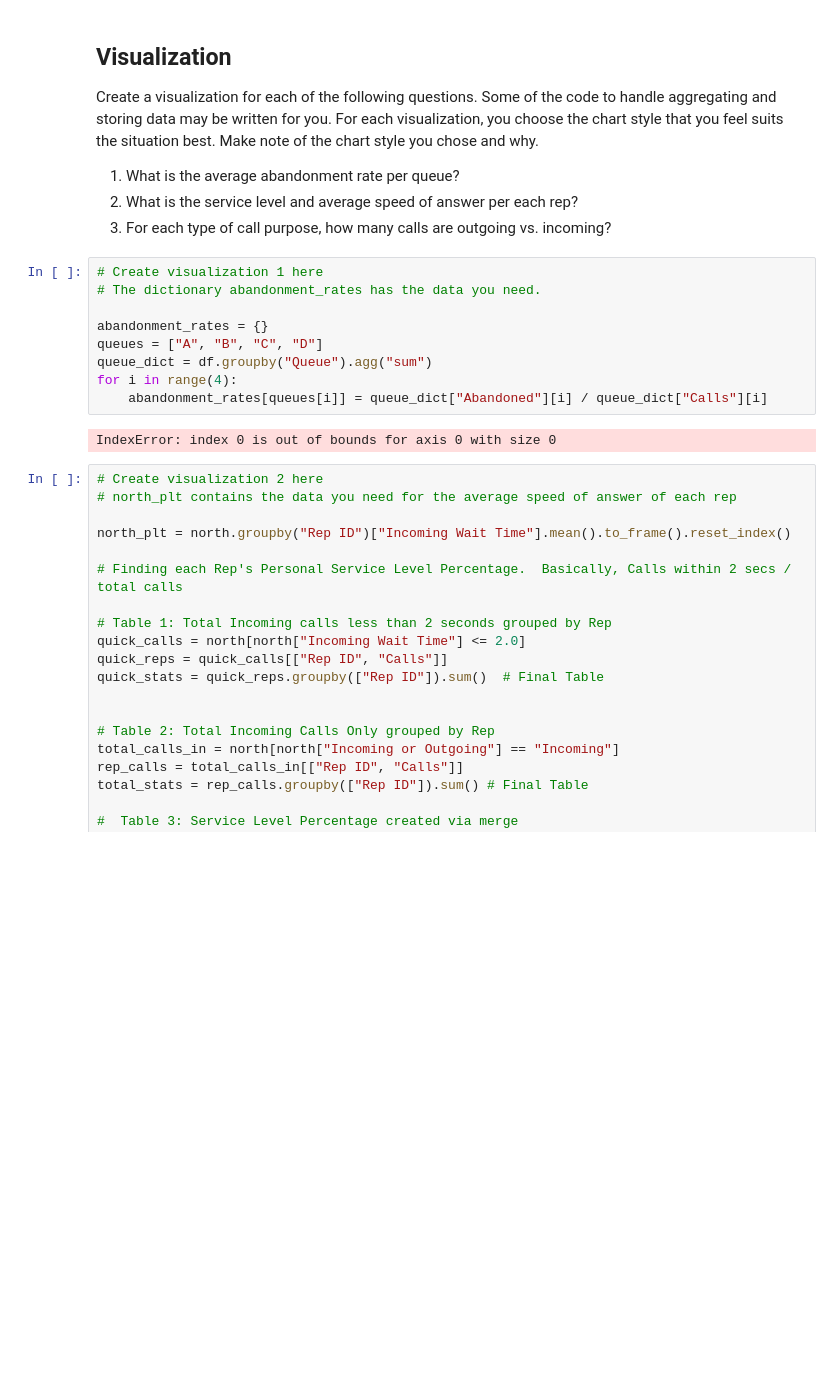
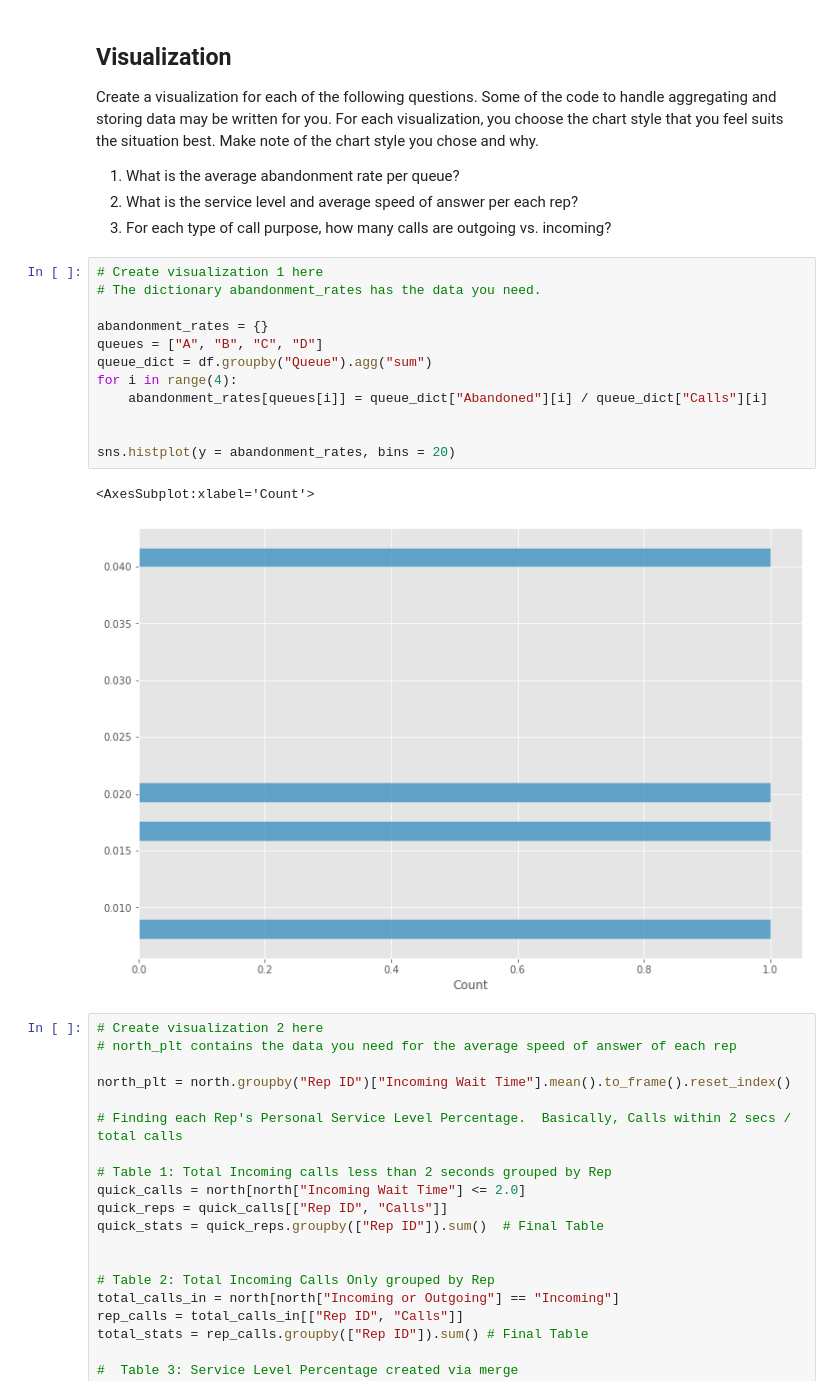
Before and after one commit to theuseriam/call-center-cleanup-assignment, a Jupyter notebook: Call Center Cleanup.ipynb, the cells around one changed output. Drawn from its saved outputs; the diff is of its cells as text; blank space fills up the shorter version.

```diff
--- a/Call Center Cleanup.ipynb
+++ b/Call Center Cleanup.ipynb
@@ -429,14 +429,18 @@ Create a visualization for each of the following questions. Some of the code to
 # %%
 # Create visualization 1 here
 # The dictionary abandonment_rates has the data you need.
 
 abandonment_rates = {}
 queues = ["A", "B", "C", "D"]
 queue_dict = df.groupby("Queue").agg("sum")
 for i in range(4):
     abandonment_rates[queues[i]] = queue_dict["Abandoned"][i] / queue_dict["Calls"][i]
+
+
+sns.histplot(y = abandonment_rates, bins = 20)
 # %% [output]
-IndexError: index 0 is out of bounds for axis 0 with size 0
+<AxesSubplot:xlabel='Count'>
+[figure, added]
 # %%
 # Create visualization 2 here
 # north_plt contains the data you need for the average speed of answer of each rep
```
